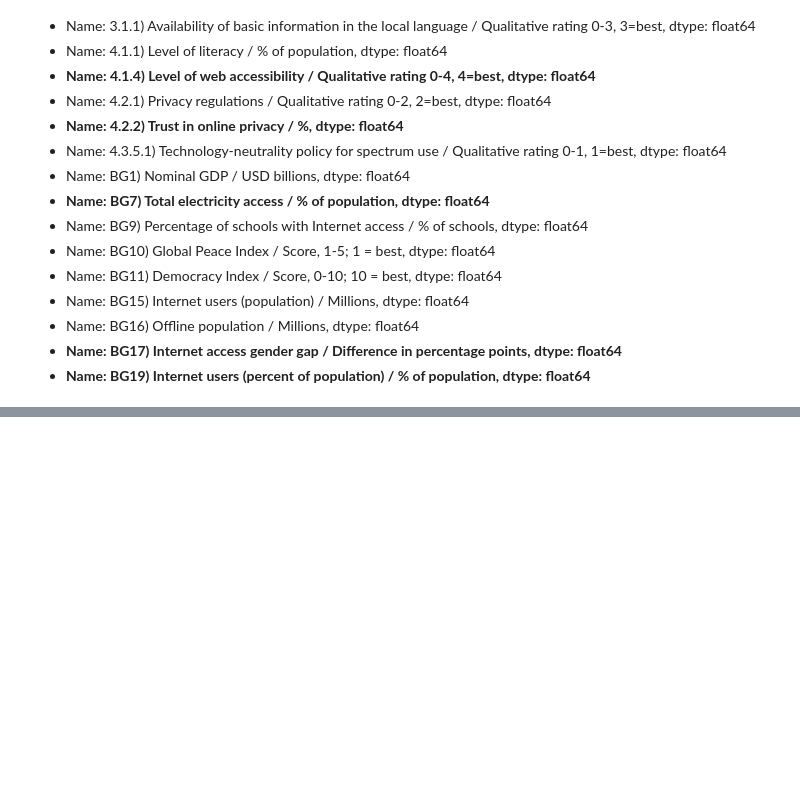
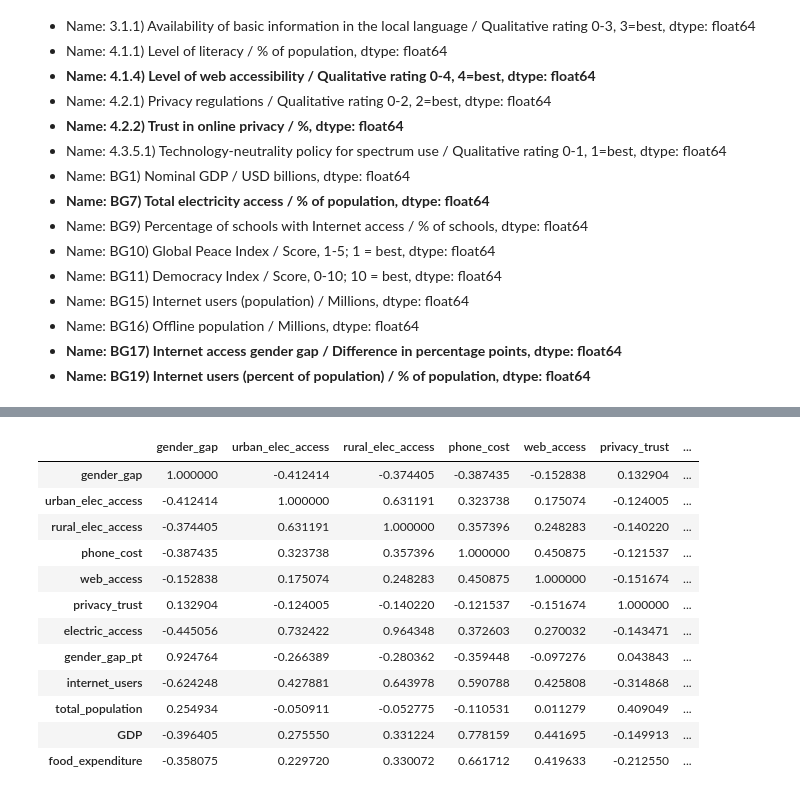
Before and after one commit to tklausner/info2950-project, a Jupyter notebook: INFO2950_Project.ipynb, the cells around one changed output, grey strips where cells are left out. Saved outputs shown, nothing was run; the diff lists cells and outputs as text; code cells hidden in the pictures; blank space fills up the shorter version.

```diff
--- a/INFO2950_Project.ipynb
+++ b/INFO2950_Project.ipynb
@@ -157,0 +130,4 @@ internet_data.head()
+# %%
+data2 = data2.rename(columns={'Country':'country'})
+# %%
+right_merged = pd.merge(internet_data, data2, how="right", on=['country'])
@@ -157,0 +155,3 @@ internet_data.head()
+# %%
+if_data=right_merged.drop(columns=['Unnamed: 0','Abreviation','Year'])
+if_data.head()
@@ -157,0 +181,29 @@ internet_data.head()
+# %%
+if_data = if_data.rename(columns={'gender_gap_in_internet_access_(%_difference)':'gender_gap',
+                                  'urban_electricity_access_(%_of_population)':'urban_elec_access',
+                                  'rural_electricity_access_(%_of_population)':'rural_elec_access',
+                                  'smartphone_cost_(handset)_(score_of_0-100,_100=most_affordable)':'phone_cost',
+                                  'level_of_web_accessibility_(qualitative_rating_0-4,_4=best)':'web_access',
+                                  'trust_in_online_privacy_(%)':'privacy_trust',
+                                  'total_electricity_access_(%_of_population)':'electric_access',
+                                  'internet_access_gender_gap_(difference_in_percentage_points)':'gender_gap_pt',
+                                  'internet_users_(percent_of_population)_(%_of_population)':'internet_users',
+                                  'Total Population':'total_population',
+                                  'GDP':'GDP',
+                                  'Food_Expenditure_2017':'food_expenditure'})
+# %%
+if_data.corr()
+# %% [output]
+|  | gender_gap | urban_elec_access | rural_elec_access | phone_cost | web_access | privacy_trust | ... |
+| gender_gap | 1.000000 | -0.412414 | -0.374405 | -0.387435 | -0.152838 | 0.132904 | ... |
+| urban_elec_access | -0.412414 | 1.000000 | 0.631191 | 0.323738 | 0.175074 | -0.124005 | ... |
+| rural_elec_access | -0.374405 | 0.631191 | 1.000000 | 0.357396 | 0.248283 | -0.140220 | ... |
+| phone_cost | -0.387435 | 0.323738 | 0.357396 | 1.000000 | 0.450875 | -0.121537 | ... |
+| web_access | -0.152838 | 0.175074 | 0.248283 | 0.450875 | 1.000000 | -0.151674 | ... |
+| privacy_trust | 0.132904 | -0.124005 | -0.140220 | -0.121537 | -0.151674 | 1.000000 | ... |
+| electric_access | -0.445056 | 0.732422 | 0.964348 | 0.372603 | 0.270032 | -0.143471 | ... |
+| gender_gap_pt | 0.924764 | -0.266389 | -0.280362 | -0.359448 | -0.097276 | 0.043843 | ... |
+| internet_users | -0.624248 | 0.427881 | 0.643978 | 0.590788 | 0.425808 | -0.314868 | ... |
+| total_population | 0.254934 | -0.050911 | -0.052775 | -0.110531 | 0.011279 | 0.409049 | ... |
+| GDP | -0.396405 | 0.275550 | 0.331224 | 0.778159 | 0.441695 | -0.149913 | ... |
+| food_expenditure | -0.358075 | 0.229720 | 0.330072 | 0.661712 | 0.419633 | -0.212550 | ... |
```
Also changed, not shown: parts of 11 cells of this notebook.
